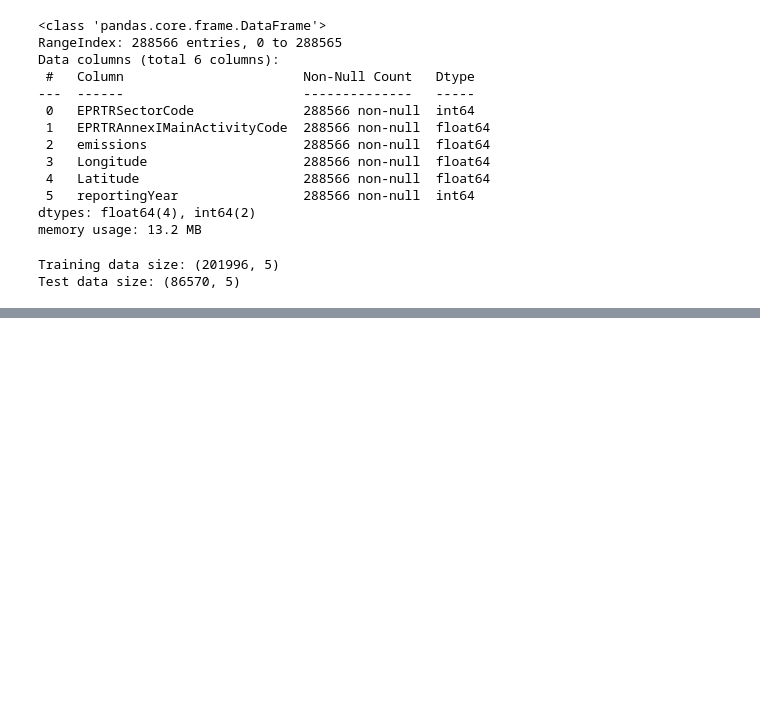
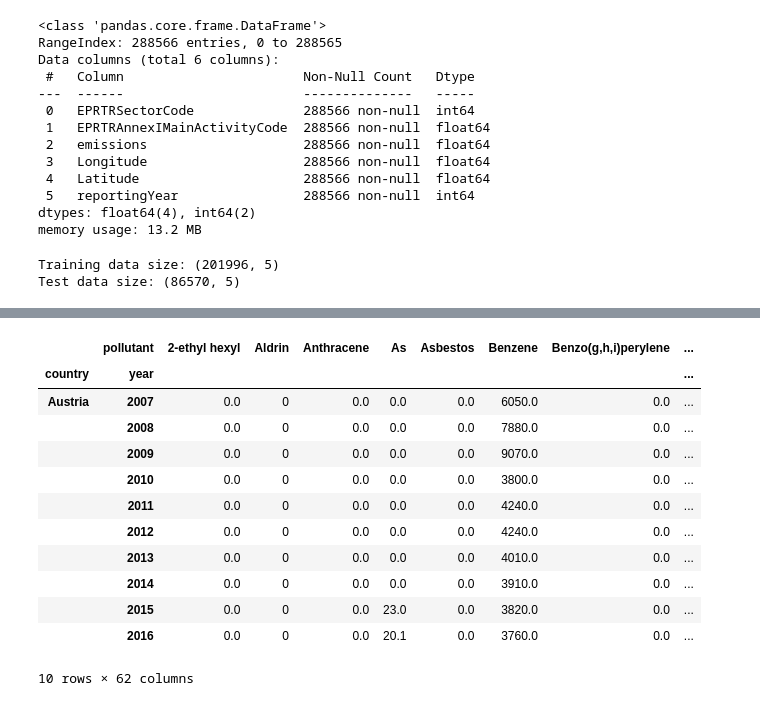
Before and after one commit to taredalen/AirPollutionPrediction, a Jupyter notebook: prediction/F1Prediction.ipynb, the cells around one changed output, grey strips where cells are left out. Saved outputs shown, nothing was run; the diff lists cells and outputs as text; code cells hidden in the pictures; blank space fills up the shorter version.

```diff
--- a/prediction/F1Prediction.ipynb
+++ b/prediction/F1Prediction.ipynb
@@ -63,0 +95,17 @@ RMSE of Decision Tree Regression: 747221544.6503382
+# %%
+data_pivoted = df.pivot_table(index=['country', 'year'], columns=['pollutant'], values='emissions', aggfunc=np.sum, fill_value=0)
+data_pivoted.head(10)
+# %% [output]
+|  | pollutant | 2-ethyl hexyl | Aldrin | Anthracene | As | Asbestos | Benzene | Benzo(g,h,i)perylene | ... |
+| country | year |  |  |  |  |  |  |  | ... |
+| Austria | 2007 | 0.0 | 0 | 0.0 | 0.0 | 0.0 | 6050.0 | 0.0 | ... |
+|  | 2008 | 0.0 | 0 | 0.0 | 0.0 | 0.0 | 7880.0 | 0.0 | ... |
+|  | 2009 | 0.0 | 0 | 0.0 | 0.0 | 0.0 | 9070.0 | 0.0 | ... |
+|  | 2010 | 0.0 | 0 | 0.0 | 0.0 | 0.0 | 3800.0 | 0.0 | ... |
+|  | 2011 | 0.0 | 0 | 0.0 | 0.0 | 0.0 | 4240.0 | 0.0 | ... |
+|  | 2012 | 0.0 | 0 | 0.0 | 0.0 | 0.0 | 4240.0 | 0.0 | ... |
+|  | 2013 | 0.0 | 0 | 0.0 | 0.0 | 0.0 | 4010.0 | 0.0 | ... |
+|  | 2014 | 0.0 | 0 | 0.0 | 0.0 | 0.0 | 3910.0 | 0.0 | ... |
+|  | 2015 | 0.0 | 0 | 0.0 | 23.0 | 0.0 | 3820.0 | 0.0 | ... |
+|  | 2016 | 0.0 | 0 | 0.0 | 20.1 | 0.0 | 3760.0 | 0.0 | ... |
+10 rows × 62 columns
```
Also changed, not shown: parts of 13 cells of this notebook, 2 other files.
